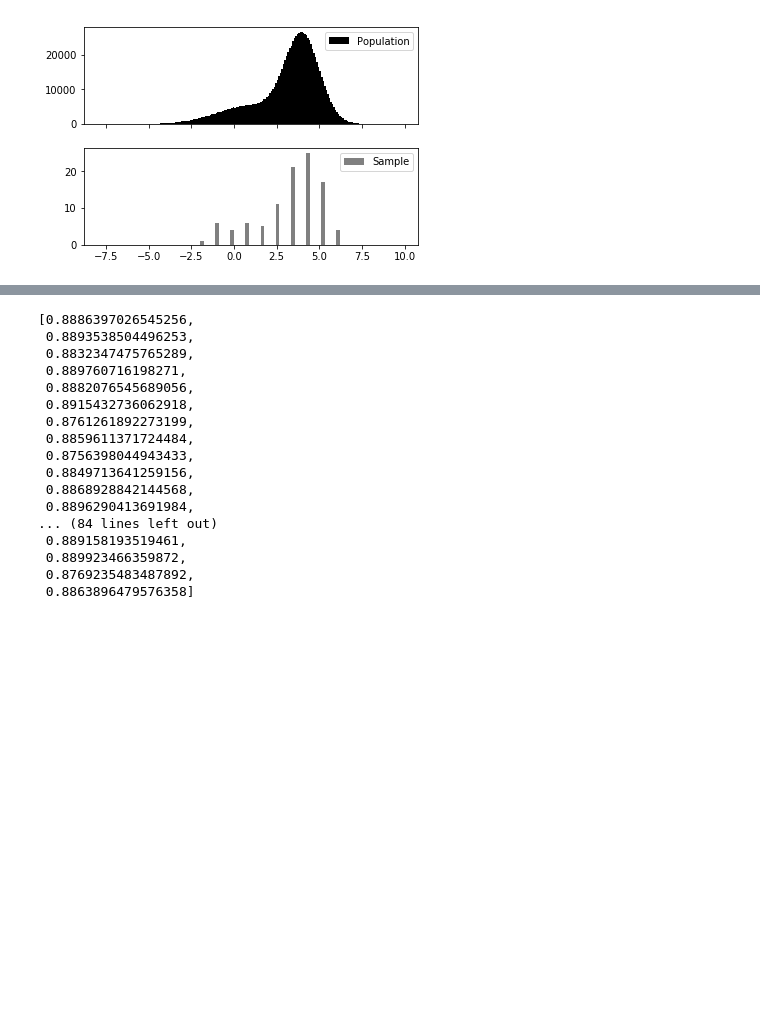
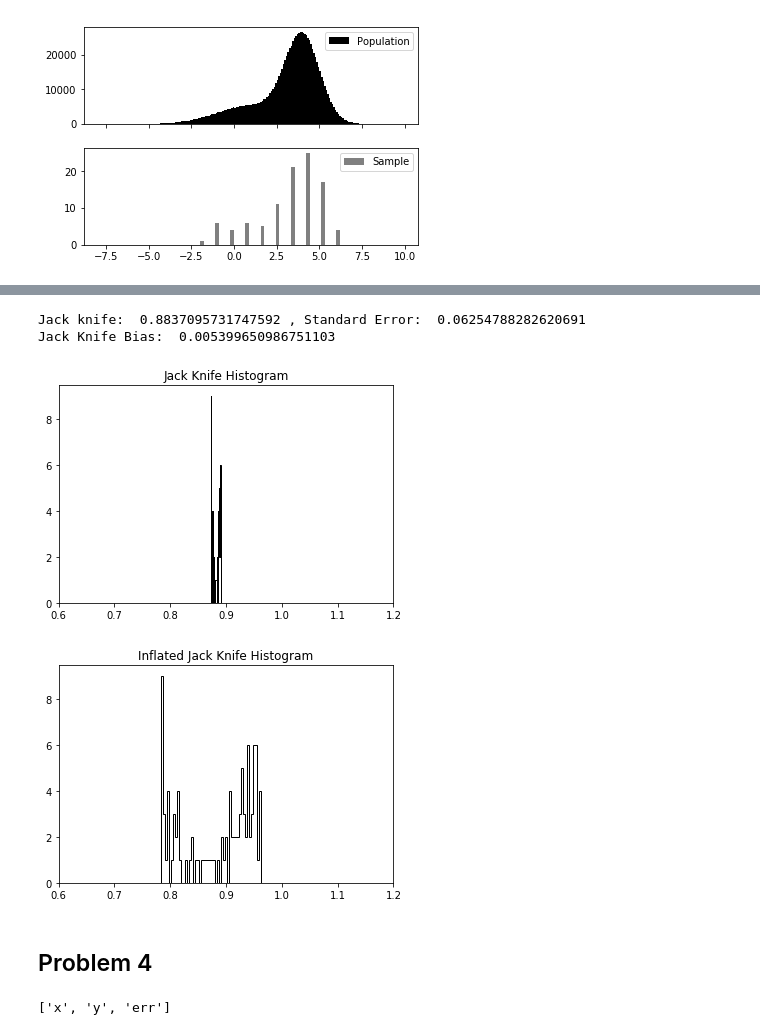
Before and after one commit to rvanlinge/139_hw3, a Jupyter notebook: Homework 3.ipynb, the cells around one changed output, grey strips where cells are left out. Drawn from its saved outputs; the diff is of its cells as text; code cells hidden in the pictures; blank space fills up the shorter version.

Commit message:
Finished problem 3 and moved to problem 4

```diff
--- a/Homework 3.ipynb
+++ b/Homework 3.ipynb
@@ -219,20 +198,30 @@ jk_se
-# %%
-jk_val
-# %% [output]
-[0.8886397026545256,
- 0.8893538504496253,
- 0.8832347475765289,
- 0.889760716198271,
- 0.8882076545689056,
- 0.8915432736062918,
- 0.8761261892273199,
- 0.8859611371724484,
- 0.8756398044943433,
- 0.8849713641259156,
- 0.8868928842144568,
- 0.8896290413691984,
-... (84 lines left out)
- 0.889158193519461,
- 0.889923466359872,
- 0.8769235483487892,
- 0.8863896479576358]
+# %%
+# Calculating the Standard error
+theta_dot = np.mean(jk_val)
+jk_se = np.sqrt((len(samp)-1)/len(samp)*np.sum(np.square(theta_dot-jk_val)))
+print('Jack knife: ',theta_dot,', Standard Error: ',jk_se)
+
+# Calculating the bias
+theta = np.mean(samp)/np.median(samp)
+jk_bias = (len(samp)-1)*(theta_dot-theta)
+print('Jack Knife Bias: ',jk_bias)
+
+# Plotting a histogram
+plt.hist(jk_val,color='black',histtype='step',bins=50)
+plt.xlim(.6,1.2)
+plt.title('Jack Knife Histogram')
+plt.show()
+
+# Plotting inflated Jackknife
+inflated_jk = ((np.sqrt(len(samp)-1))*(jk_val-theta)+theta_dot)
+plt.hist(inflated_jk,color='black',histtype='step',bins=50)
+plt.title('Inflated Jack Knife Histogram')
+plt.xlim(.6,1.2)
+plt.show()
+# %% [output]
+Jack knife:  0.8837095731747592 , Standard Error:  0.06254788282620691
+Jack Knife Bias:  0.005399650986751103
+[figure, added]
+[figure, added]
+# %% [markdown]
+## Problem 4
@@ -238,0 +240,16 @@ jk_val
+# %%
+# Boot strapping
+
+ndata = 20 # picking a sub sample of 20 data points from the 23
+nboots = 100
+
+for i in range(nboots):
+    samp = dt.sample(ndata)
+    xx = samp['x']
+    yy = samp['y']
+    err = samp['err']
+    chi_square(b,xx,yy,err)
+    b0 = np.array([3,2,1.5,4,2])
+    b_opt = minimize(chi_square,b0)
+# %% [output]
+['x', 'y', 'err']
```
Also changed, not shown: parts of 9 cells of this notebook.
